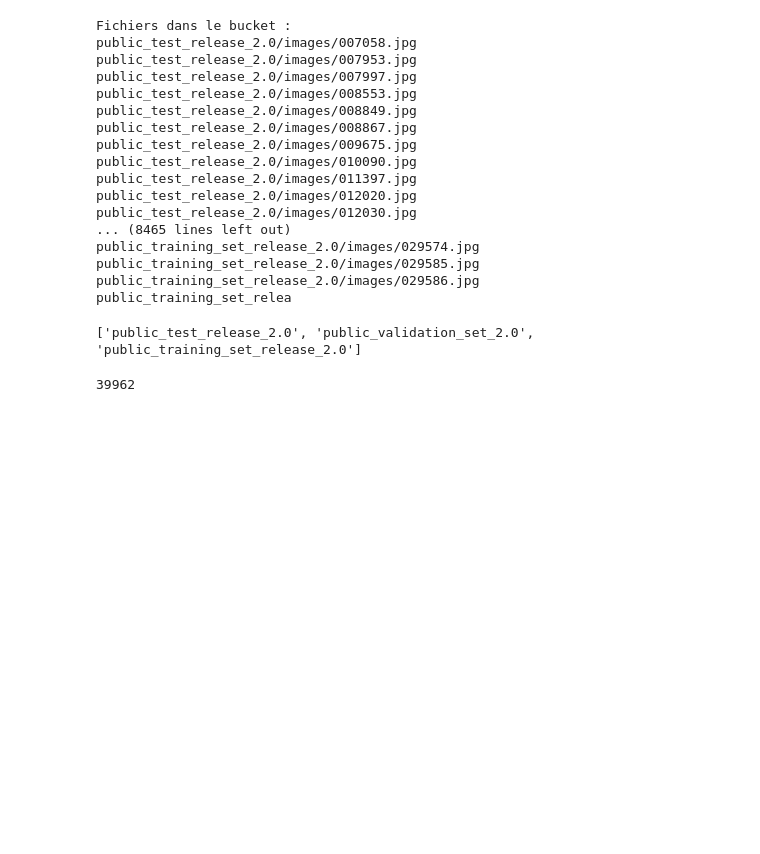
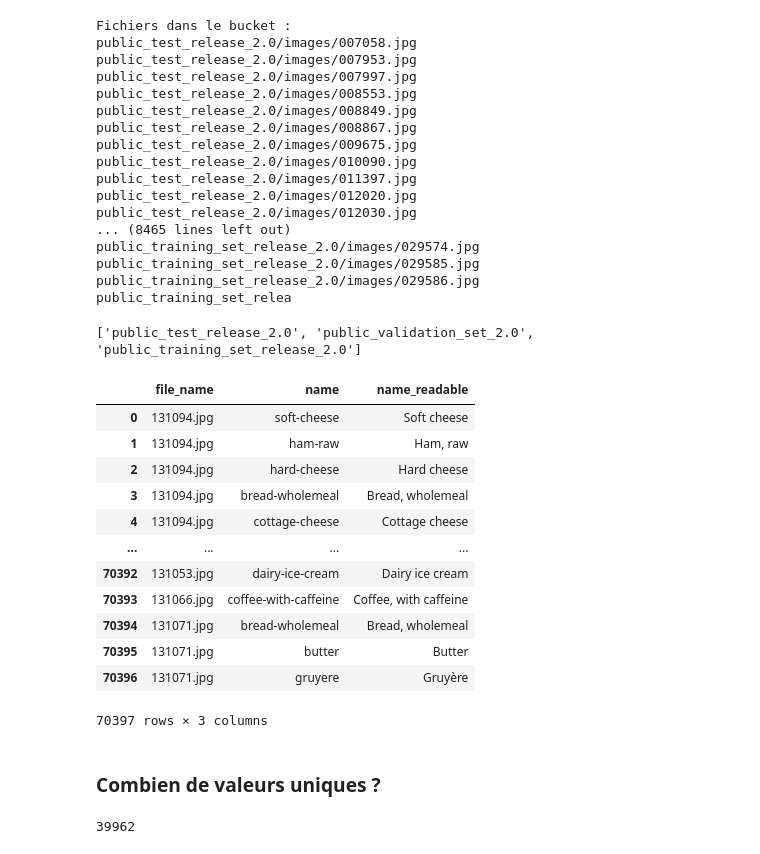
Before and after one commit to VictorTHER/foodbuddy, a Jupyter notebook: foodbuddy.ipynb, the cells around one changed output. Cells and saved outputs as stored; diff of their text form; code cells hidden in the pictures; blank space fills up the shorter version.

```diff
--- a/foodbuddy.ipynb
+++ b/foodbuddy.ipynb
@@ -97,3 +103,21 @@ train_df = create_dataframe(annotation_train_path).drop_duplicates().reset_index
+# %%
+train_df
+# %% [output]
+|  | file_name | name | name_readable |
+| 0 | 131094.jpg | soft-cheese | Soft cheese |
+| 1 | 131094.jpg | ham-raw | Ham, raw |
+| 2 | 131094.jpg | hard-cheese | Hard cheese |
+| 3 | 131094.jpg | bread-wholemeal | Bread, wholemeal |
+| 4 | 131094.jpg | cottage-cheese | Cottage cheese |
+| ... | ... | ... | ... |
+| 70392 | 131053.jpg | dairy-ice-cream | Dairy ice cream |
+| 70393 | 131066.jpg | coffee-with-caffeine | Coffee, with caffeine |
+| 70394 | 131071.jpg | bread-wholemeal | Bread, wholemeal |
+| 70395 | 131071.jpg | butter | Butter |
+| 70396 | 131071.jpg | gruyere | Gruyère |
+70397 rows × 3 columns
+# %% [markdown]
+### Combien de valeurs uniques ?
 # %%
 train_df['file_name'].nunique()
 # %% [output]
```
Also changed, not shown: parts of 13 cells of this notebook, 3 other files.
